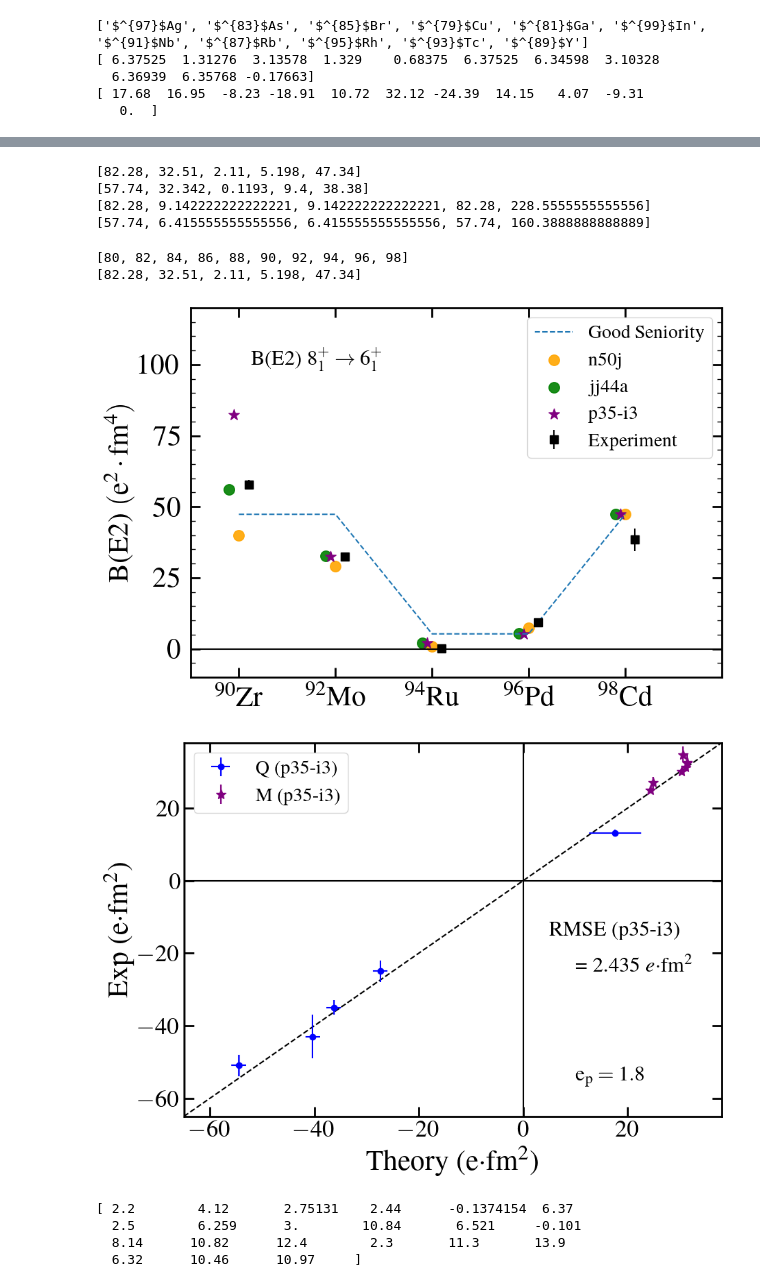
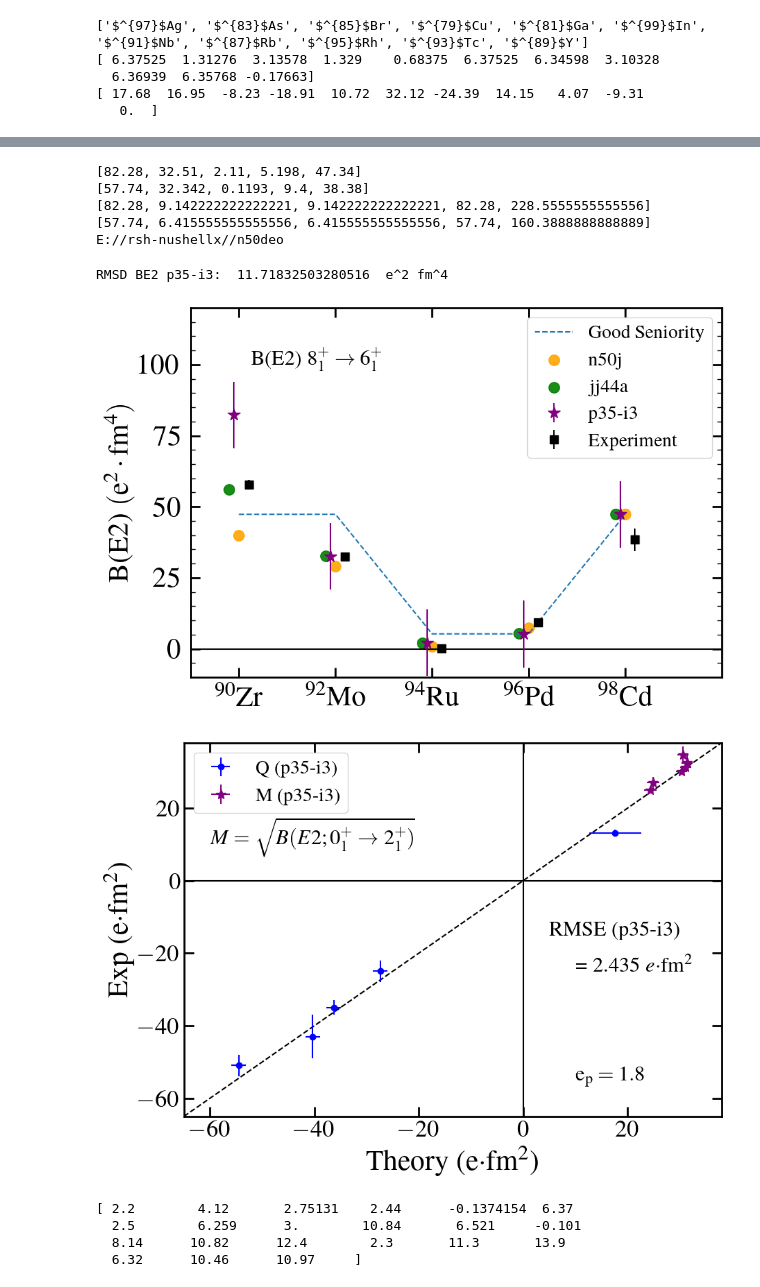
Before and after one commit to JordanPurcell/Research, a Jupyter notebook: plots/EM_properties.ipynb, the cells around one changed output, grey strips where cells are left out. Cells and saved outputs as stored; diff of their text form; code cells hidden in the pictures.

```diff
--- a/plots/EM_properties.ipynb
+++ b/plots/EM_properties.ipynb
@@ -553,17 +543,23 @@ print(BE2_86_i3)
 print(BE2_86_exp)
 print([math.pow((10-4*(i+1))/6, 2)*BE2_86_i3[0] for i in range(len(BE2_86_i3))])
 print([math.pow((10-4*(i+1))/6, 2)*BE2_86_exp[0] for i in range(len(BE2_86_i3))])
+print(main_path)
 # %% [output]
 [82.28, 32.51, 2.11, 5.198, 47.34]
 [57.74, 32.342, 0.1193, 9.4, 38.38]
 [82.28, 9.142222222222221, 9.142222222222221, 82.28, 228.5555555555556]
 [57.74, 6.415555555555556, 6.415555555555556, 57.74, 160.3888888888889]
+E://rsh-nushellx//n50deo
-# %%
-print(A_even)
-print(BE2_86_i3)
-# %% [output]
-[80, 82, 84, 86, 88, 90, 92, 94, 96, 98]
-[82.28, 32.51, 2.11, 5.198, 47.34]
+# %%
+be2_RMS_path = "E://rsh-nushellx//n50deo//em//be2p35.dat"
+
+with open(be2_RMS_path, 'r') as file:
+                data = np.array(file.readlines())
+data = [line.split() for line in data]
+be2_RMSD = math.sqrt(sum([(float(data[i][2]))**2 for i in range(len(data))])/len(data))
+print("RMSD BE2 p35-i3: ", be2_RMSD, " e^2 fm^4")
+# %% [output]
+RMSD BE2 p35-i3:  11.71832503280516  e^2 fm^4
 # %%
 Good_Seniority = [math.pow((5-2*(i))/3, 2)*BE2_86_i3[4] for i in range(len(BE2_86_i3))]
 Good_Seniority[0] = Good_Seniority[1]
@@ -575,7 +571,8 @@ plt.plot(A_even[5:], Good_Seniority, linestyle='dashed', label='Good Seniority')
 plt.scatter([A_even[i]  for i in range(5,len(A_even))], BE2_86_JW, color='orange', s = 125, label='n50j', alpha=0.9)
 plt.scatter([A_even[i] - 0.2 for i in range(5,len(A_even))], BE2_86_jj44a, color='green', s = 125, label='jj44a', alpha=0.9)
 #plt.scatter([A_even[i] + 0.1 for i in range(5, len(A_even))], BE2_86_i2, color='orange', s = 125, label='p35-i2', alpha=0.9)
-plt.scatter([A_even[i] - 0.1 for i in range(5,len(A_even))], BE2_86_i3, color='purple', marker='*', s = 135, label='p35-i3', alpha=1)
+plt.errorbar([A_even[i] - 0.1 for i in range(5,len(A_even))], BE2_86_i3, yerr=[be2_RMSD, be2_RMSD, be2_RMSD, be2_RMSD, be2_RMSD],
+                    fmt='*', mfc='purple', mec='purple', ecolor='purple', ms=13, label='p35-i3')
 plt.errorbar(np.array(A_even[5:]) + np.array([0.2,0.2,0.2,0.2,0.2]) , BE2_86_exp, yerr=BE2_86_error, fmt='s', mfc='black', mec='black', ecolor='black', ms=8, label='Experiment')
 plt.ylabel('B(E2) $\mathrm{(e^2 \cdot fm^4)}$', fontsize=30)
 plt.tick_params(which="major", direction="in", right=True, top=True, length=10, width=2, labelsize=30, pad=10)
@@ -587,30 +584,32 @@ plt.legend(fontsize=20, loc='upper right')
 plt.minorticks_on()
 plt.show()
 # %% [output]
-[figure, old version]
+[figure, new version]
 # %%
 x = [i for i in range(-65,100)]
 plt.figure(figsize=(10,7))
 plt.plot(x, x, 'k--')
 #plt.errorbar(Q_i2, Qexp, yerr=Q_err, fmt='o', mfc='orange', mec='orange', ecolor='orange', label='Q (p35-i2)')
 plt.errorbar(Q_i3, Qexp, xerr=[5, 1.4, 1.4, 1.4, 1.4], yerr=Q_err, fmt='o', mfc='blue', mec='blue', ecolor='blue', label='Q (p35-i3)')
 #plt.errorbar(M_i2, M_exp, yerr=(M_err_bot, M_err_top), fmt='*', mfc='purple', mec='red', ecolor='red', ms=10, label=r'M (p35-i2)')
-plt.errorbar(M_i3, M_exp, yerr=(M_err_bot, M_err_top), fmt='*', mfc='purple', mec='purple', ecolor='purple', ms=10, label=r'M (p35-i3)')
+plt.errorbar(M_i3, M_exp, xerr=[be2_RMSD/(2*math.sqrt(M_i3[i])) for i in range(len(M_i3))], yerr=(M_err_bot, M_err_top),
+            fmt='*', mfc='purple', mec='purple', ecolor='purple', ms=10, label=r'M (p35-i3)')
 plt.vlines(0, -65, 38, colors='k')
 plt.hlines(0, -65, 38, colors='k')
 plt.xlim(-65, 38)
 plt.ylim(-65, 38)
 plt.xlabel(r'Theory (e$ \cdot $fm$^2$)', fontsize=30)
 plt.ylabel(r'Exp (e$ \cdot $fm$^2$)', fontsize=30)
 plt.tick_params(which="major", direction="in", right=True, top=True, length=10, width=2, labelsize=25)
 plt.tick_params(which="minor", direction="in", right=True, top=True, length=5, width=1, labelsize=25)
 plt.text(5, -15, f'RMSE (p35-i3)', fontsize = 22)
 plt.text(10, -25, f'= {math.sqrt((np.linalg.norm(Qexp -Q_i3)**2+ np.linalg.norm(M_exp -M_i3)**2)/(Qexp.size+M_exp.size)):.3f} $e \cdot $fm$^2$', fontsize = 22)
 plt.text(10, -55, r'e$_{\mathrm{p}} = 1.8$', fontsize = 22)
+plt.text(-60, 10, r'$M = \sqrt{B(E2; 0^+_1 \rightarrow 2^+_1)}$', fontsize = 22)
 plt.legend(fontsize=20)
 plt.show()
 # %% [output]
-[figure, old version]
+[figure, new version]
 # %%
 print(mu_exp)
 # %% [output]
```
Also changed, not shown: parts of 8 cells of this notebook, 52 other files.
